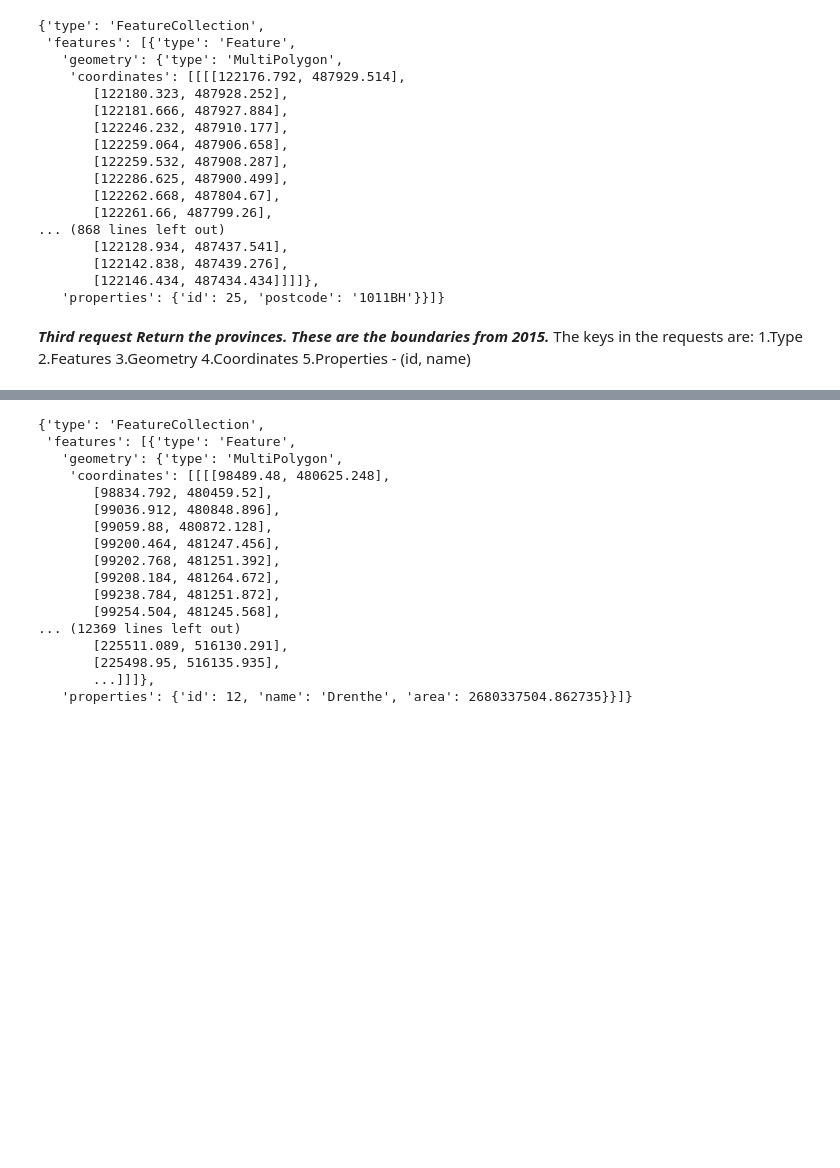
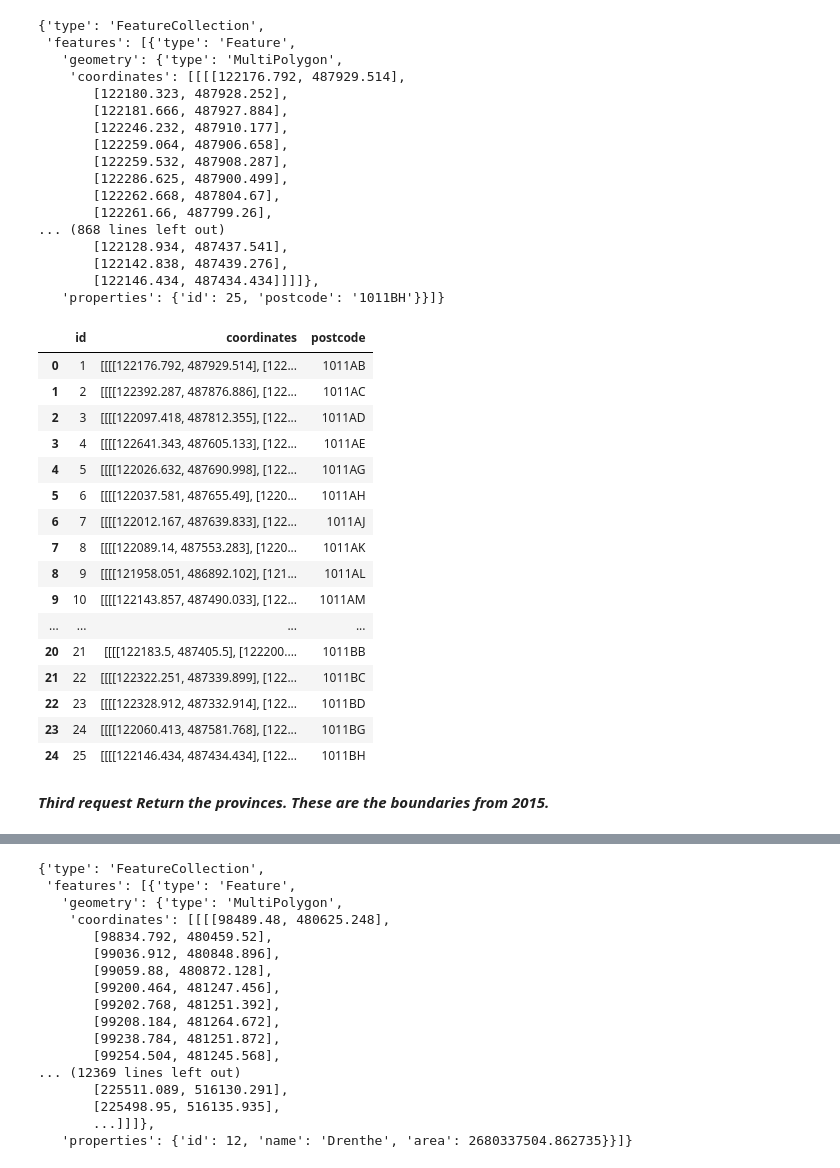
Before and after one commit to Desae/CFO-Project, a Jupyter notebook: 6. Regions.ipynb, the cells around one changed output, grey strips where cells are left out. Drawn from its saved outputs; the diff is of its cells as text; code cells hidden in the pictures; blank space fills up the shorter version.

```diff
--- a/6. Regions.ipynb
+++ b/6. Regions.ipynb
@@ -70,11 +103,38 @@ getData(url)
        [122142.838, 487439.276],
        [122146.434, 487434.434]]]]},
    'properties': {'id': 25, 'postcode': '1011BH'}}]}
+# %%
+data = getData(url)
+# %%
+def table_data(data):
+    df = pd.DataFrame(columns=['id','coordinates','postcode'])
+    for element in data['features']:
+        coordinates = element['geometry'].get('coordinates')
+        _id = element['properties'].get('id')
+        postcode = element['properties'].get('postcode')
+
+        s=pd.Series([_id, coordinates, postcode],df.columns)
+        df = df.append(s, ignore_index=True)
+    return df
+# %%
+table_data(data)
+# %% [output]
+|  | id | coordinates | postcode |
+| 0 | 1 | [[[[122176.792, 487929.514], [122... | 1011AB |
+| 1 | 2 | [[[[122392.287, 487876.886], [122... | 1011AC |
+| 2 | 3 | [[[[122097.418, 487812.355], [122... | 1011AD |
+| 3 | 4 | [[[[122641.343, 487605.133], [122... | 1011AE |
+| 4 | 5 | [[[[122026.632, 487690.998], [122... | 1011AG |
+| 5 | 6 | [[[[122037.581, 487655.49], [1220... | 1011AH |
+| 6 | 7 | [[[[122012.167, 487639.833], [122... | 1011AJ |
+| 7 | 8 | [[[[122089.14, 487553.283], [1220... | 1011AK |
+| 8 | 9 | [[[[121958.051, 486892.102], [121... | 1011AL |
+| 9 | 10 | [[[[122143.857, 487490.033], [122... | 1011AM |
+| ... | ... | ... | ... |
+| 20 | 21 | [[[[122183.5, 487405.5], [122200.... | 1011BB |
+| 21 | 22 | [[[[122322.251, 487339.899], [122... | 1011BC |
+| 22 | 23 | [[[[122328.912, 487332.914], [122... | 1011BD |
+| 23 | 24 | [[[[122060.413, 487581.768], [122... | 1011BG |
+| 24 | 25 | [[[[122146.434, 487434.434], [122... | 1011BH |
 # %% [markdown]
 **_Third request Return the provinces. These are the boundaries from 2015._**
-The keys in the requests are:
-1.Type
-2.Features
-3.Geometry
-4.Coordinates
-5.Properties - (id, name)
```
Also changed, not shown: parts of 12 cells of this notebook, 3 other files.
